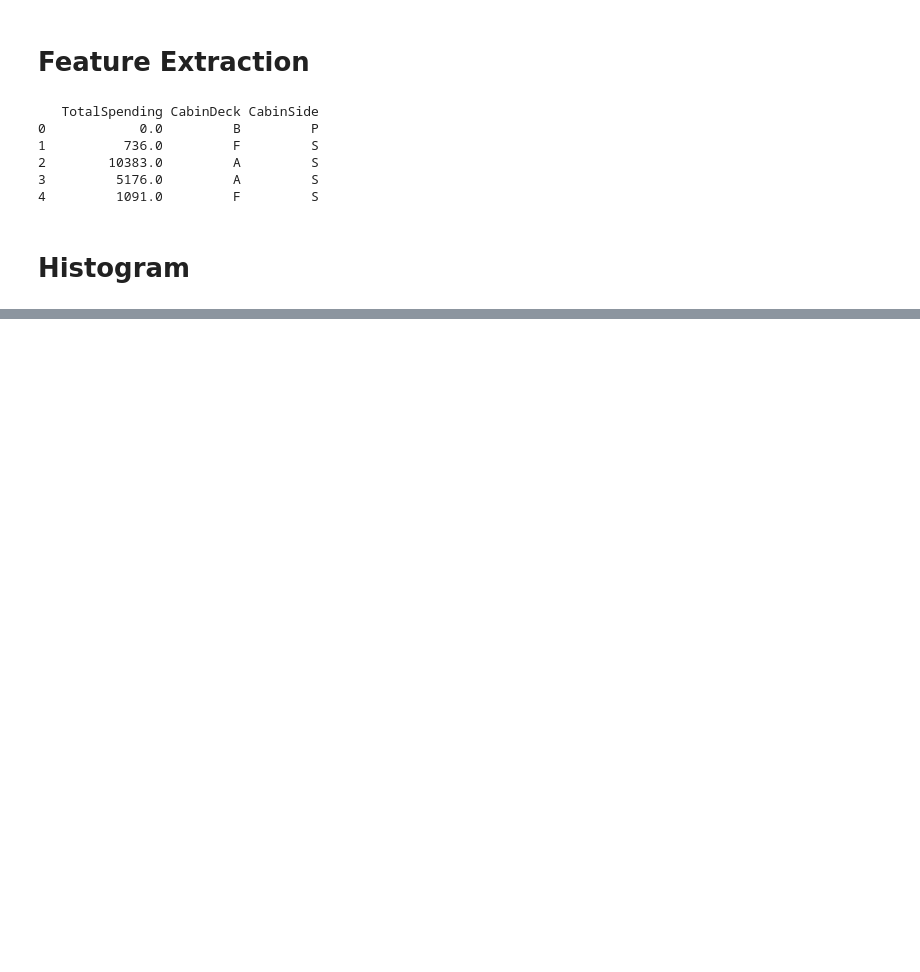
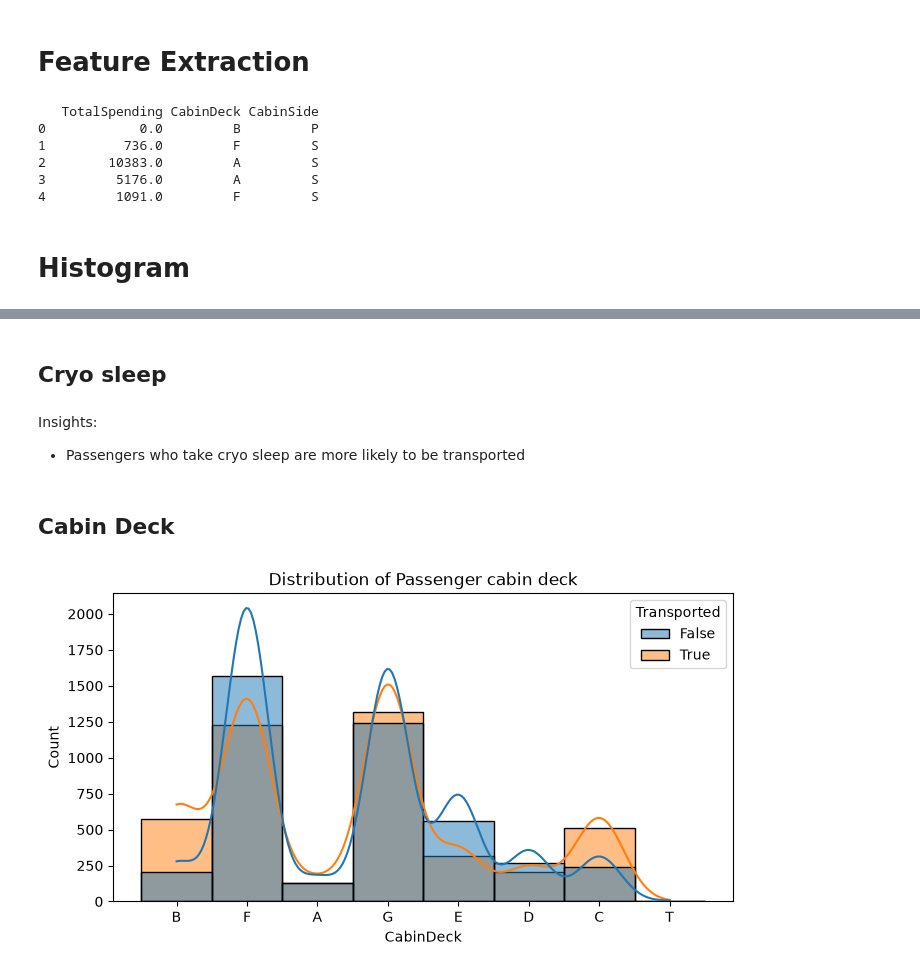
Before and after one commit to Chavaphon/DataScienceProject, a Jupyter notebook: main.ipynb, the cells around one changed output, grey strips where cells are left out. Cells and saved outputs as stored; diff of their text form; code cells hidden in the pictures; blank space fills up the shorter version.

Commit message:
cabin deck and cabin side

```diff
--- a/main.ipynb
+++ b/main.ipynb
@@ -129,0 +81,2 @@ plt.show()
+# %% [markdown]
+## Cryo sleep
@@ -129,0 +91,15 @@ plt.show()
+# %% [markdown]
+Insights:
+- Passengers who take cryo sleep are more likely to be transported
+# %% [markdown]
+## Cabin Deck
+# %%
+plt.figure(figsize=(8, 4))
+
+sns.histplot(data=df, x='CabinDeck', kde=True, hue="Transported")
+plt.title('Distribution of Passenger cabin deck')
+plt.xlabel('CabinDeck')
+plt.ylabel('Count')
+plt.show()
+# %% [output]
+[figure, added]
```
Also changed, not shown: parts of 11 cells of this notebook.
